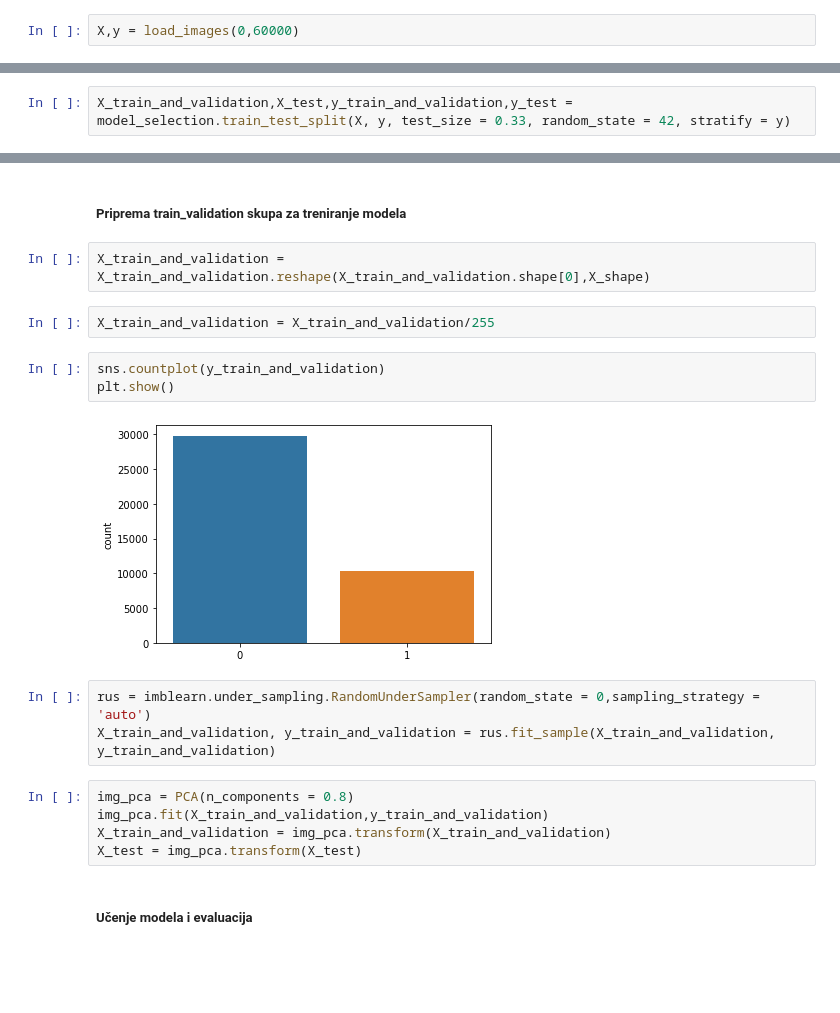
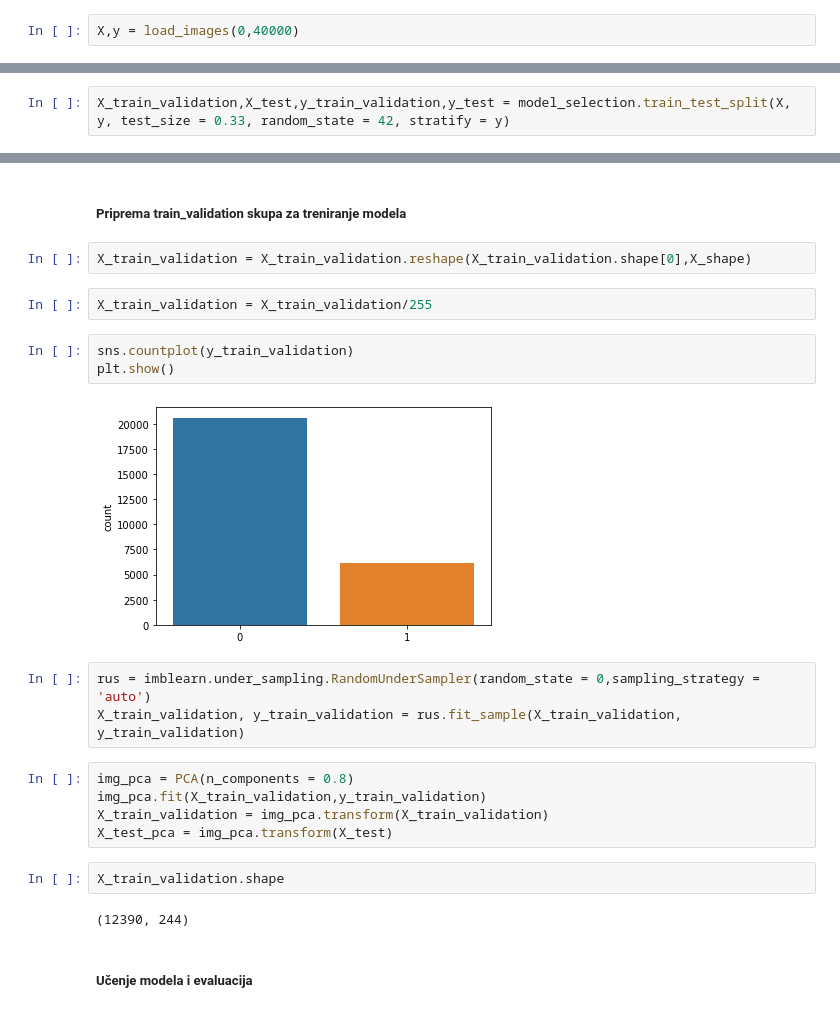
Before and after one commit to ana-96/CNN-and-Analysis-of-Cancer-Imaginary, a Jupyter notebook: svm.ipynb, the cells around one changed output, grey strips where cells are left out. Saved outputs shown, nothing was run; the diff lists cells and outputs as text; blank space fills up the shorter version.

```diff
--- a/svm.ipynb
+++ b/svm.ipynb
@@ -45,12 +45,12 @@ def load_images(lowerIndex,upperIndex):
             return
     return x,y
 # %%
-X,y = load_images(0,60000)
+X,y = load_images(0,40000)
 # %%
 X = np.array(X)
 y = np.array(y)
 # %% [markdown]
 ### Podela podataka na train, validacioni i test skup
 # %%
-X_train_and_validation,X_test,y_train_and_validation,y_test = model_selection.train_test_split(X, y, test_size = 0.33, random_state = 42, stratify = y)
+X_train_validation,X_test,y_train_validation,y_test = model_selection.train_test_split(X, y, test_size = 0.33, random_state = 42, stratify = y)
 # %%
@@ -165,22 +169,26 @@ best_gamma:  0.01
 # %% [markdown]
 ##### Priprema train_validation skupa za treniranje modela
 # %%
-X_train_and_validation = X_train_and_validation.reshape(X_train_and_validation.shape[0],X_shape)
+X_train_validation = X_train_validation.reshape(X_train_validation.shape[0],X_shape)
-# %%
-X_train_and_validation = X_train_and_validation/255
+# %%
+X_train_validation = X_train_validation/255
 # %%
-sns.countplot(y_train_and_validation)
+sns.countplot(y_train_validation)
 plt.show()
 # %% [output]
-[figure, old version]
+[figure, new version]
 # %%
 rus = imblearn.under_sampling.RandomUnderSampler(random_state = 0,sampling_strategy = 'auto')
-X_train_and_validation, y_train_and_validation = rus.fit_sample(X_train_and_validation, y_train_and_validation)
+X_train_validation, y_train_validation = rus.fit_sample(X_train_validation, y_train_validation)
 # %%
 img_pca = PCA(n_components = 0.8)
-img_pca.fit(X_train_and_validation,y_train_and_validation)
-X_train_and_validation = img_pca.transform(X_train_and_validation)
-X_test = img_pca.transform(X_test)
+img_pca.fit(X_train_validation,y_train_validation)
+X_train_validation = img_pca.transform(X_train_validation)
+X_test_pca = img_pca.transform(X_test)
+# %%
+X_train_validation.shape
+# %% [output]
+(12390, 244)
 # %% [markdown]
 ##### Učenje modela i evaluacija
 # %%
```
Also changed, not shown: parts of 31 cells of this notebook, 5 other files.
